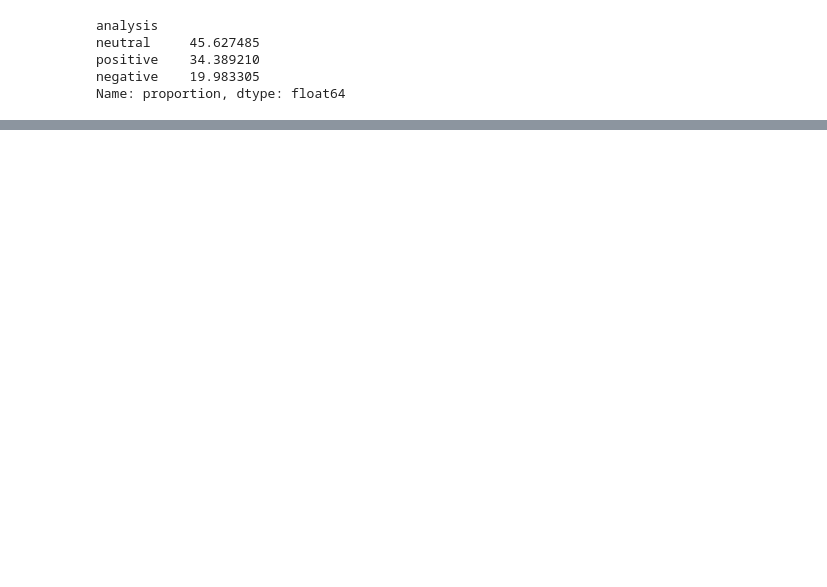
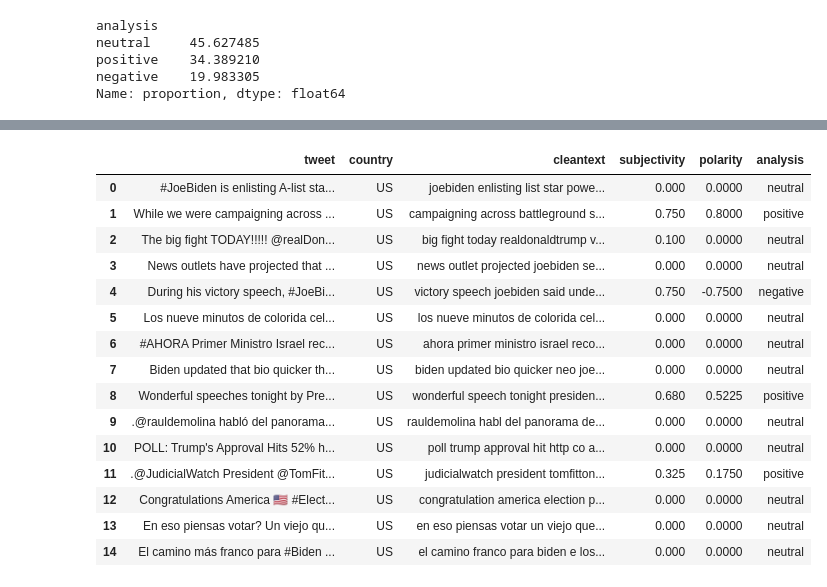
Before and after one commit to GhazaleZe/Political-Polarization-in-Comments, a Jupyter notebook: tweeter_data.ipynb, the cells around one changed output, grey strips where cells are left out. Saved outputs shown, nothing was run; the diff lists cells and outputs as text; code cells hidden in the pictures; blank space fills up the shorter version.

Commit message:
sentimental analysis biden

```diff
--- a/tweeter_data.ipynb
+++ b/tweeter_data.ipynb
@@ -257,0 +262,5 @@ Name: proportion, dtype: float64
+# %%
+biden_tweets = data_mixed.query('(Candidate == "Biden")').sort_values('user_followers_count',ascending=False).drop_duplicates(['user_name'])[['tweet','country']]
+biden_tweets = biden_tweets.dropna().loc[biden_tweets.country =='US']
+biden_tweets.reset_index(inplace = True ,drop =True)
+biden_tweets
@@ -257,0 +281,24 @@ Name: proportion, dtype: float64
+# %%
+biden_tweets['cleantext'] = biden_tweets['tweet'].apply(clean)
+
+biden_tweets['subjectivity'] = biden_tweets['cleantext'].apply(getsubjectivity)
+biden_tweets['polarity'] = biden_tweets['cleantext'].apply(getpolarity)
+biden_tweets['analysis'] = biden_tweets['polarity'].apply(getAnalysis)
+biden_tweets.head(15)
+# %% [output]
+|  | tweet | country | cleantext | subjectivity | polarity | analysis |
+| 0 | #JoeBiden is enlisting A-list sta... | US | joebiden enlisting list star powe... | 0.000 | 0.0000 | neutral |
+| 1 | While we were campaigning across ... | US | campaigning across battleground s... | 0.750 | 0.8000 | positive |
+| 2 | The big fight TODAY!!!!! @realDon... | US | big fight today realdonaldtrump v... | 0.100 | 0.0000 | neutral |
+| 3 | News outlets have projected that ... | US | news outlet projected joebiden se... | 0.000 | 0.0000 | neutral |
+| 4 | During his victory speech, #JoeBi... | US | victory speech joebiden said unde... | 0.750 | -0.7500 | negative |
+| 5 | Los nueve minutos de colorida cel... | US | los nueve minutos de colorida cel... | 0.000 | 0.0000 | neutral |
+| 6 | #AHORA Primer Ministro Israel rec... | US | ahora primer ministro israel reco... | 0.000 | 0.0000 | neutral |
+| 7 | Biden updated that bio quicker th... | US | biden updated bio quicker neo joe... | 0.000 | 0.0000 | neutral |
+| 8 | Wonderful speeches tonight by Pre... | US | wonderful speech tonight presiden... | 0.680 | 0.5225 | positive |
+| 9 | .@rauldemolina habló del panorama... | US | rauldemolina habl del panorama de... | 0.000 | 0.0000 | neutral |
+| 10 | POLL: Trump's Approval Hits 52% h... | US | poll trump approval hit http co a... | 0.000 | 0.0000 | neutral |
+| 11 | .@JudicialWatch President @TomFit... | US | judicialwatch president tomfitton... | 0.325 | 0.1750 | positive |
+| 12 | Congratulations America 🇺🇸 #Elect... | US | congratulation america election p... | 0.000 | 0.0000 | neutral |
+| 13 | En eso piensas votar? Un viejo qu... | US | en eso piensas votar un viejo que... | 0.000 | 0.0000 | neutral |
+| 14 | El camino más franco para #Biden ... | US | el camino franco para biden e los... | 0.000 | 0.0000 | neutral |
```
Also changed, not shown: parts of 4 cells of this notebook.
